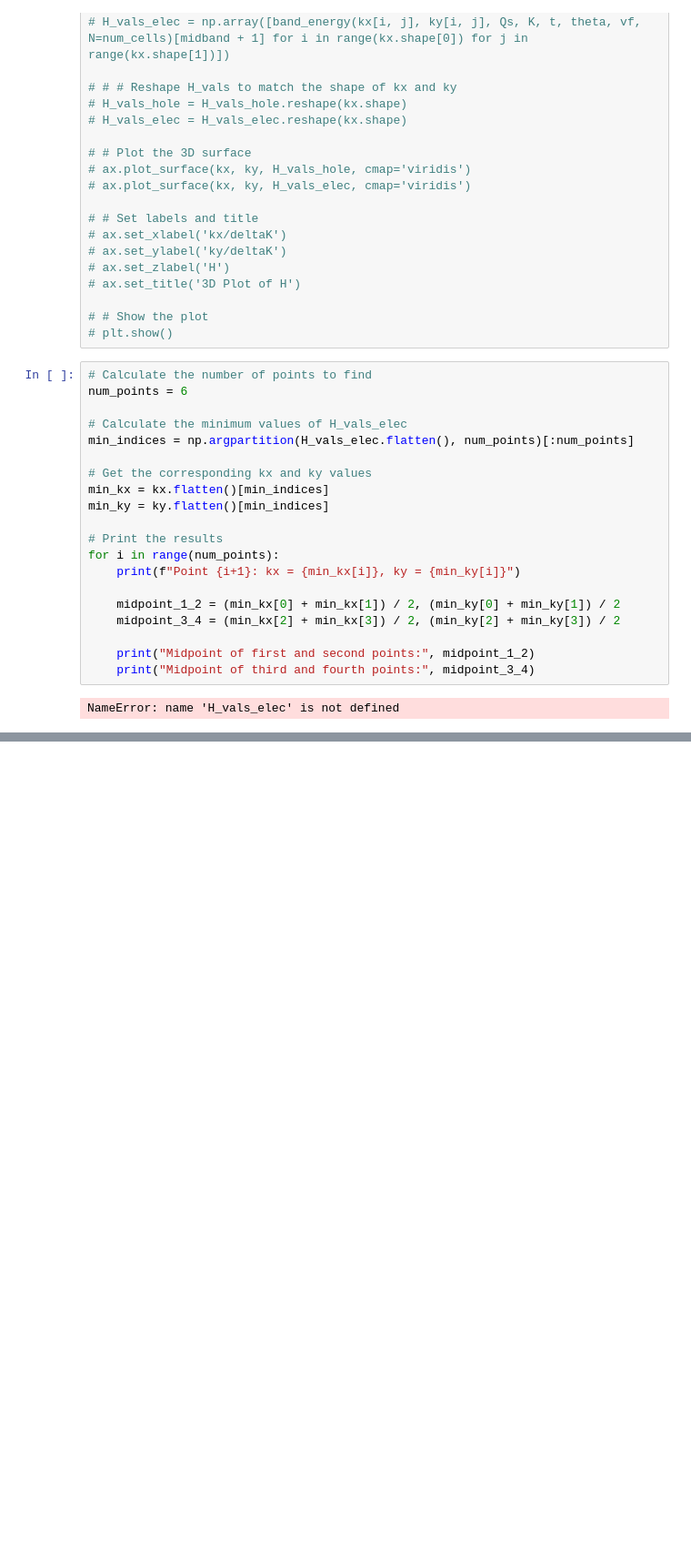
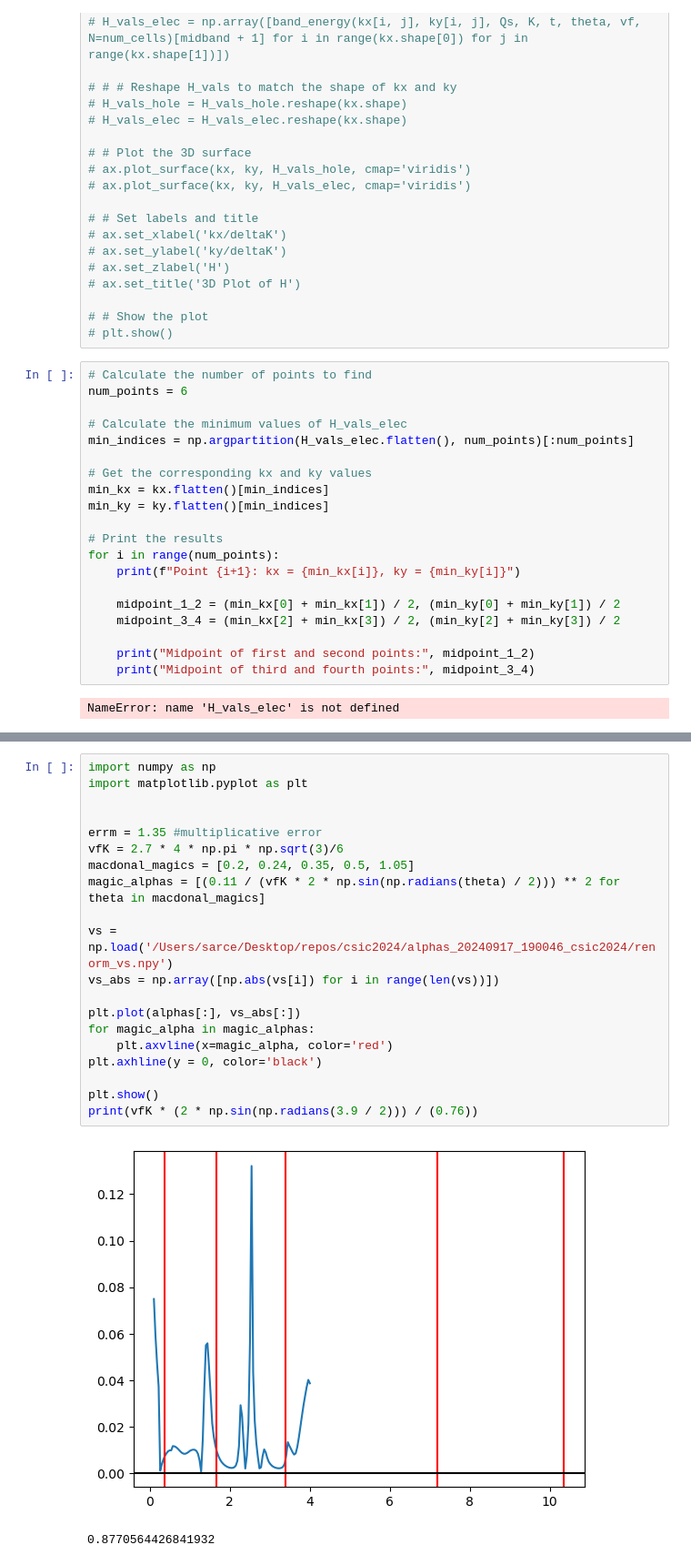
Before and after one commit to HappyTurtle99/csic2024, a Jupyter notebook: macdonald_reproducción.ipynb, the cells around one changed output, grey strips where cells are left out. Shown at 91% size. Drawn from its saved outputs; the diff is of its cells as text; blank space fills up the shorter version.

```diff
--- a/macdonald_reproducción.ipynb
+++ b/macdonald_reproducción.ipynb
@@ -153,0 +171,23 @@ NameError: name 'H_vals_elec' is not defined
+# %%
+import numpy as np
+import matplotlib.pyplot as plt
+
+
+errm = 1.35 #multiplicative error
+vfK = 2.7 * 4 * np.pi * np.sqrt(3)/6
+macdonal_magics = [0.2, 0.24, 0.35, 0.5, 1.05]
+magic_alphas = [(0.11 / (vfK * 2 * np.sin(np.radians(theta) / 2))) ** 2 for theta in macdonal_magics]
+
+vs = np.load('/Users/sarce/Desktop/repos/csic2024/alphas_20240917_190046_csic2024/renorm_vs.npy')
+vs_abs = np.array([np.abs(vs[i]) for i in range(len(vs))])
+
+plt.plot(alphas[:], vs_abs[:])
+for magic_alpha in magic_alphas:
+    plt.axvline(x=magic_alpha, color='red')
+plt.axhline(y = 0, color='black')
+
+plt.show()
+print(vfK * (2 * np.sin(np.radians(3.9 / 2))) / (0.76))
+# %% [output]
+[figure, added]
+0.8770564426841932
```
Also changed, not shown: parts of 7 cells of this notebook, 3 other files.
